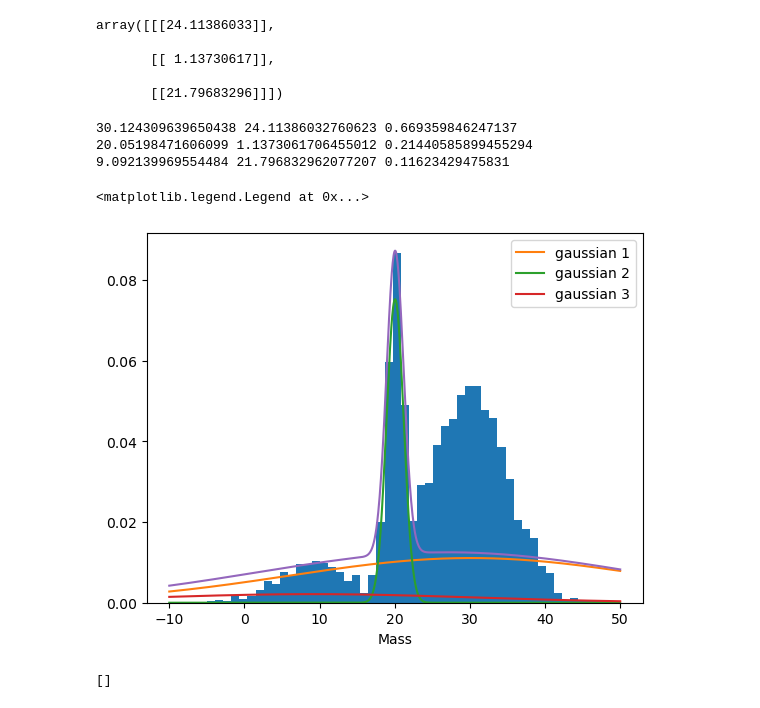
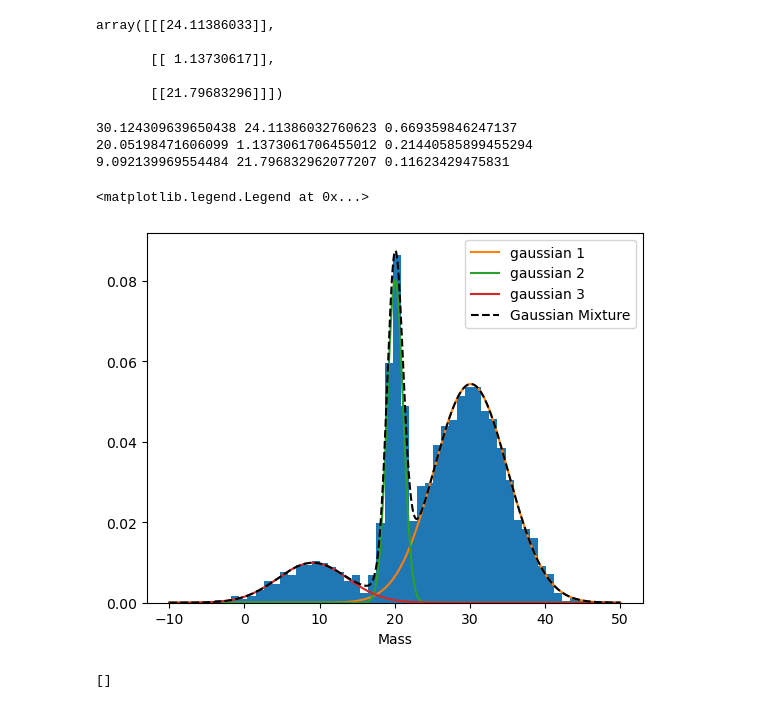
Before and after one commit to ebianchi803/astrostatistics_bicocca_2026, a Jupyter notebook: working/L06.ipynb, the cells around one changed output. Drawn from its saved outputs; the diff is of its cells as text; code cells hidden in the pictures.

```diff
--- a/working/L06.ipynb
+++ b/working/L06.ipynb
@@ -67,22 +67,22 @@ array([[[24.11386033]],
 # %%
 plt.hist(data, bins=50,density=True)
 plt.xlabel('Mass')
 
 x = np.linspace(-10,50,1000)
 multi_gaus= np.zeros(1000)
 for i in range(len(best_mean)):
     print(best_mean[i],best_cov[i],best_weight[i])
-    gaus_i = norm(best_mean[i],best_cov[i])
-    #plt.plot(x,weights[index][i] * gaus_i.pdf(x),label='gaussian '+str(i+1))
+    gaus_i = multivariate_normal(best_mean[i],best_cov[i])
+    plt.plot(x,weights[index][i] * gaus_i.pdf(x),label='gaussian '+str(i+1))
     multi_gaus += best_weight[i]*gaus_i.pdf(x)
-#plt.plot(x,multi_gaus)
+plt.plot(x,multi_gaus, c='k', linestyle='--', label='Gaussian Mixture')
 plt.legend()
 # %% [output]
 30.124309639650438 24.11386032760623 0.669359846247137
 20.05198471606099 1.1373061706455012 0.21440585899455294
 9.092139969554484 21.796832962077207 0.11623429475831
 <matplotlib.legend.Legend at 0x...>
-[figure, old version]
+[figure, new version]
 # %%
 x = np.linspace(-10,50,1000)
 multi_var_distr = [multivariate_normal(mu, sigma) for (mu, sigma) in zip(best_mean, best_cov)]
```
